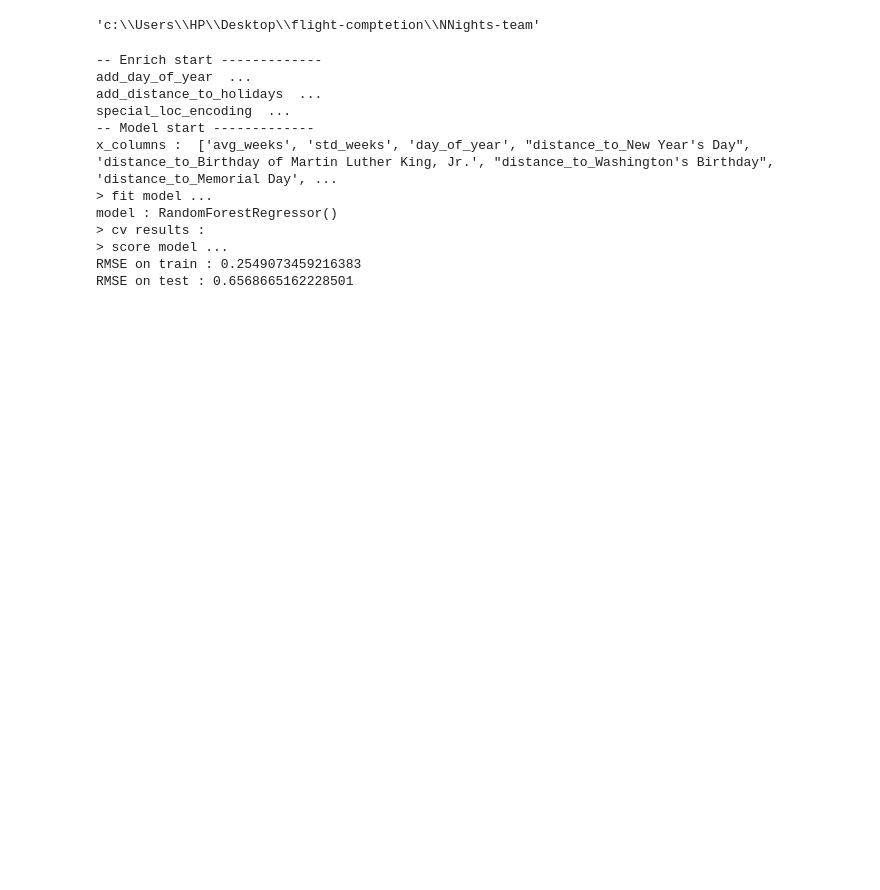
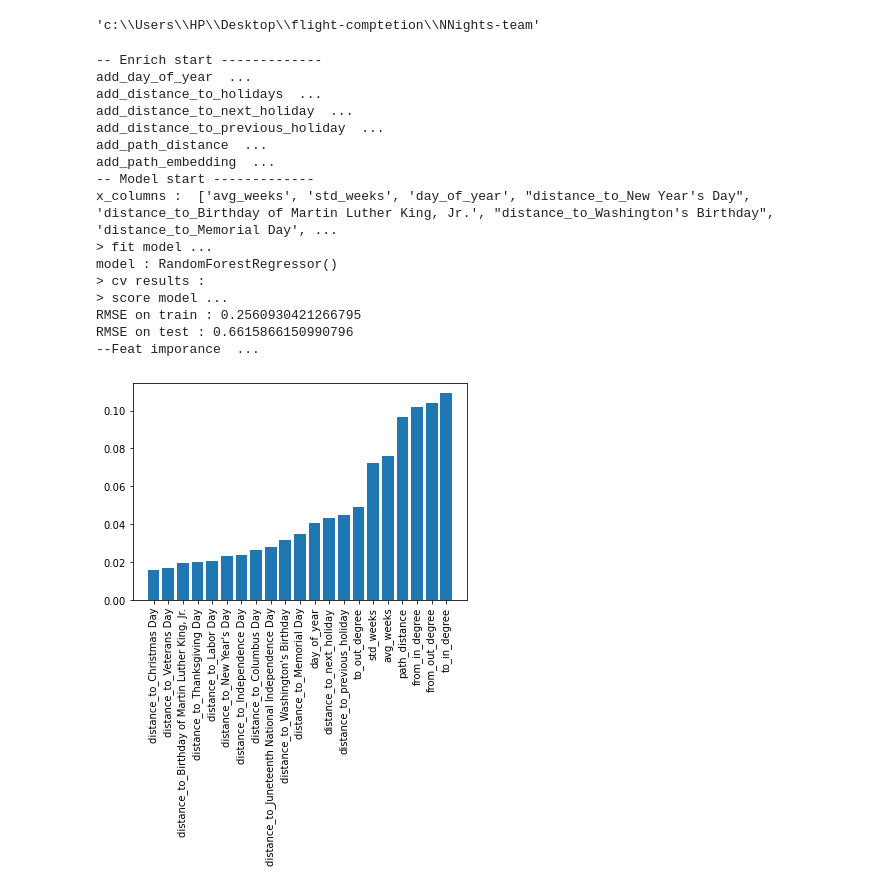
Before and after one commit to Badr-MOUFAD/NNights-team, a Jupyter notebook: notebooks_models/test_experiment.ipynb, the cells around one changed output. Cells and saved outputs as stored; diff of their text form; code cells hidden in the pictures; blank space fills up the shorter version.

```diff
--- a/notebooks_models/test_experiment.ipynb
+++ b/notebooks_models/test_experiment.ipynb
@@ -9,38 +9,54 @@ os.getcwd()
 # %%
 # test
 import pandas as pd
 from nnights.experiment import Experiment
 
 
 data_train = pd.read_csv('data/flights_train.csv')
 # init exp
-exp = Experiment(name='special_encoding_2', data=data_train)
+exp = Experiment(name='RF_node_deg', data=data_train)
 
-config = {'enrich': ['add_day_of_year', 'add_distance_to_holidays', 'special_loc_encoding'],
-          'model': {'model_params': {'objective': 'reg:squarederror'},
-                    'train_params': {'use_cv': True}},
-          'x_columns': ['avg_weeks', 'std_weeks']}
+config = {
+    'enrich': [
+        'add_day_of_year',
+        'add_distance_to_holidays',
+        'add_distance_to_next_holiday',
+        'add_distance_to_previous_holiday',
+        'add_path_distance',
+        'add_path_embedding',
+    ],
+    'model': {
+        'model_params': {'objective': 'reg:squarederror'},
+        'train_params': {'use_cv': True}
+    },
+    'x_columns': ['avg_weeks', 'std_weeks']
+}
 
 # run exp
 exp.run(config)
 # or if enriched run instead exp.run(config,use_cache=True)
 
 
 # store exp data
 X_data = pd.read_csv("data/flights_Xtest.csv")
 # %% [output]
 -- Enrich start -------------
 add_day_of_year  ...
 add_distance_to_holidays  ...
-special_loc_encoding  ...
+add_distance_to_next_holiday  ...
+add_distance_to_previous_holiday  ...
+add_path_distance  ...
+add_path_embedding  ...
 -- Model start -------------
 x_columns :  ['avg_weeks', 'std_weeks', 'day_of_year', "distance_to_New Year's Day", 'distance_to_Birthday of Martin Luther King, Jr.', "distance_to_Washington's Birthday", 'distance_to_Memorial Day', ...
 > fit model ...
 model : RandomForestRegressor()
 > cv results :
 > score model ...
-RMSE on train : 0.2549073459216383
-RMSE on test : 0.6568665162228501
+RMSE on train : 0.2560930421266795
+RMSE on test : 0.6615866150990796
+--Feat imporance  ...
+[figure, added]
 # %%
 # exp.freeze(
 #     path="submissions",
```
Also changed, not shown: 15 other files.
